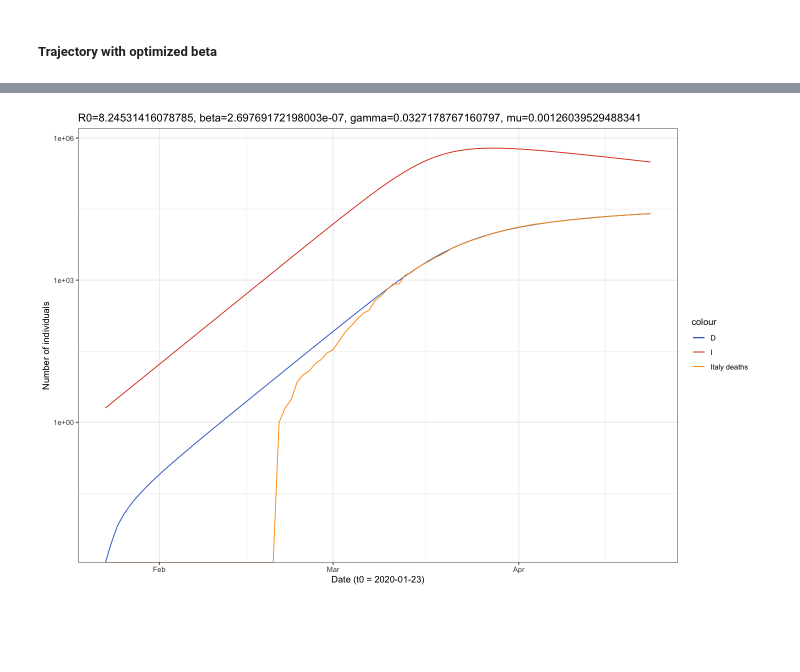
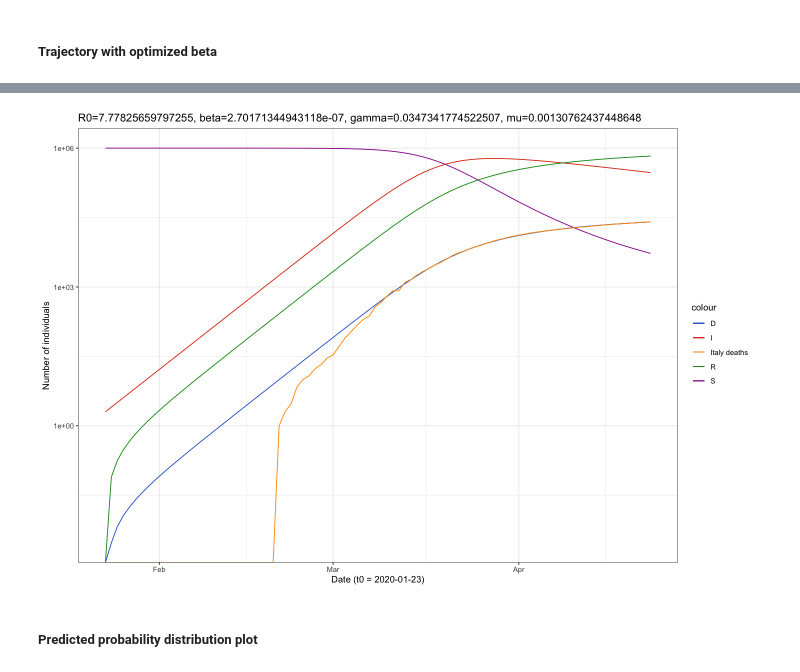
Before and after one commit to cc2qe/covid-19, a Jupyter notebook: covid_global.ipynb, the cells around one changed output, grey strips where cells are left out. Saved outputs shown, nothing was run; the diff lists cells and outputs as text; code cells hidden in the pictures; blank space fills up the shorter version.

```diff
--- a/covid_global.ipynb
+++ b/covid_global.ipynb
@@ -568,0 +657,5 @@ Warning message:
+# %%
+# Grid where to evaluate
+max_time <- 120
+resolution <- 1
+times <- seq(0, max_time, by=resolution)
@@ -568,0 +693,22 @@ Warning message:
+# %%
+# log likelihood function
+poisson.loglik <- function (params) {
+    trajectory(
+        model=m1,
+        params=params,
+        times=times,
+        pop.names=c('S', 'I', 'R', 'D'),
+        init=c(N - I0, I0, 0, 0)) -> s
+
+    sum(dpois(x=italy$death, lambda=params["p.scale"]*subset(s, t >= min(italy$t) & t <= max(italy$t))$D, log=TRUE))
+}
+# %%
+# parameter iterative function
+
+logit <- function (p) log(p/(1-p))    # the logit transform
+expit <- function (x) 1/(1+exp(-x))   # inverse logit
+
+f4 <- function (par) {
+    params <- c(beta=exp(par[1]), gamma=exp(par[2]), mu=exp(par[3]), p.scale=p.scale)
+    -poisson.loglik(params)
+}
@@ -568,0 +717,9 @@ Warning message:
+# %%
+# params: beta, gamma, mu
+fit4 <- optim(f4, par=c(log(4e-7), log(1/30), log(1e-3)))
+fit4
+
+opt <- fit4$par
+R0 <- exp(opt[1]) * N / exp(opt[2])
+
+R0
@@ -569,10 +851,10 @@ Warning message:
 # %%
 # plot the simulated data compared to the observed (italy) data (log transformed)
-p <- ggplot(join(sim, italy, by='t'), aes(x=date))
+p <- ggplot(join(pred, italy, by='t'), aes(x=date))
 p <- p + theme_bw() + scale_color_gdocs()
-# p <- p + geom_line(aes(y=S, col='S'))
+p <- p + geom_line(aes(y=S, col='S'))
 p <- p + geom_line(aes(y=I, col='I'))
-# p <- p + geom_line(aes(y=R, col='R'))
+p <- p + geom_line(aes(y=R, col='R'))
 p <- p + geom_line(aes(y=D, col='D'))
 p <- p + geom_line(aes(y=death, col='Italy deaths'))
 p <- p + scale_y_continuous(trans='log10')
@@ -593 +881,3 @@ Warning message:
-[figure, old version]
+[figure, new version]
+# %% [markdown]
+##### Predicted probability distribution plot
```
Also changed, not shown: parts of 31 cells of this notebook.
